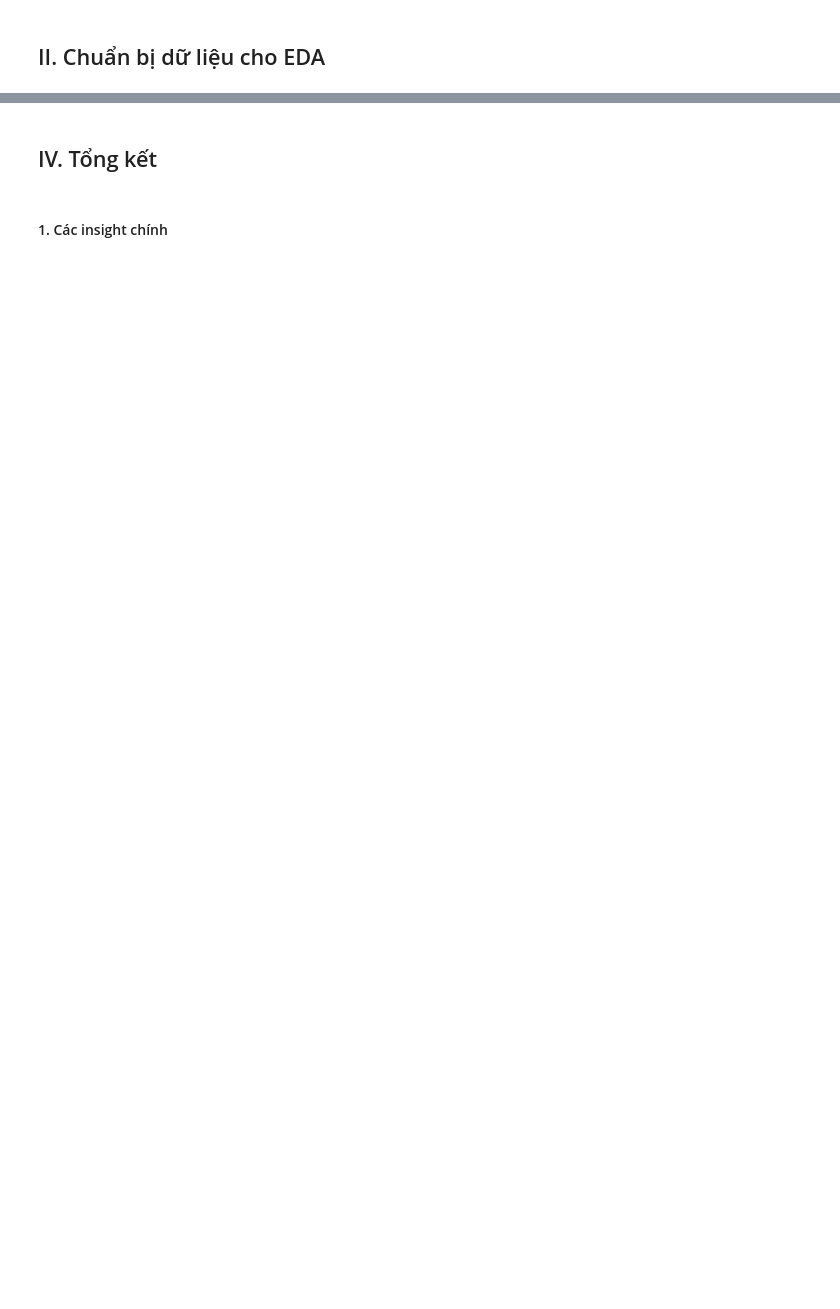
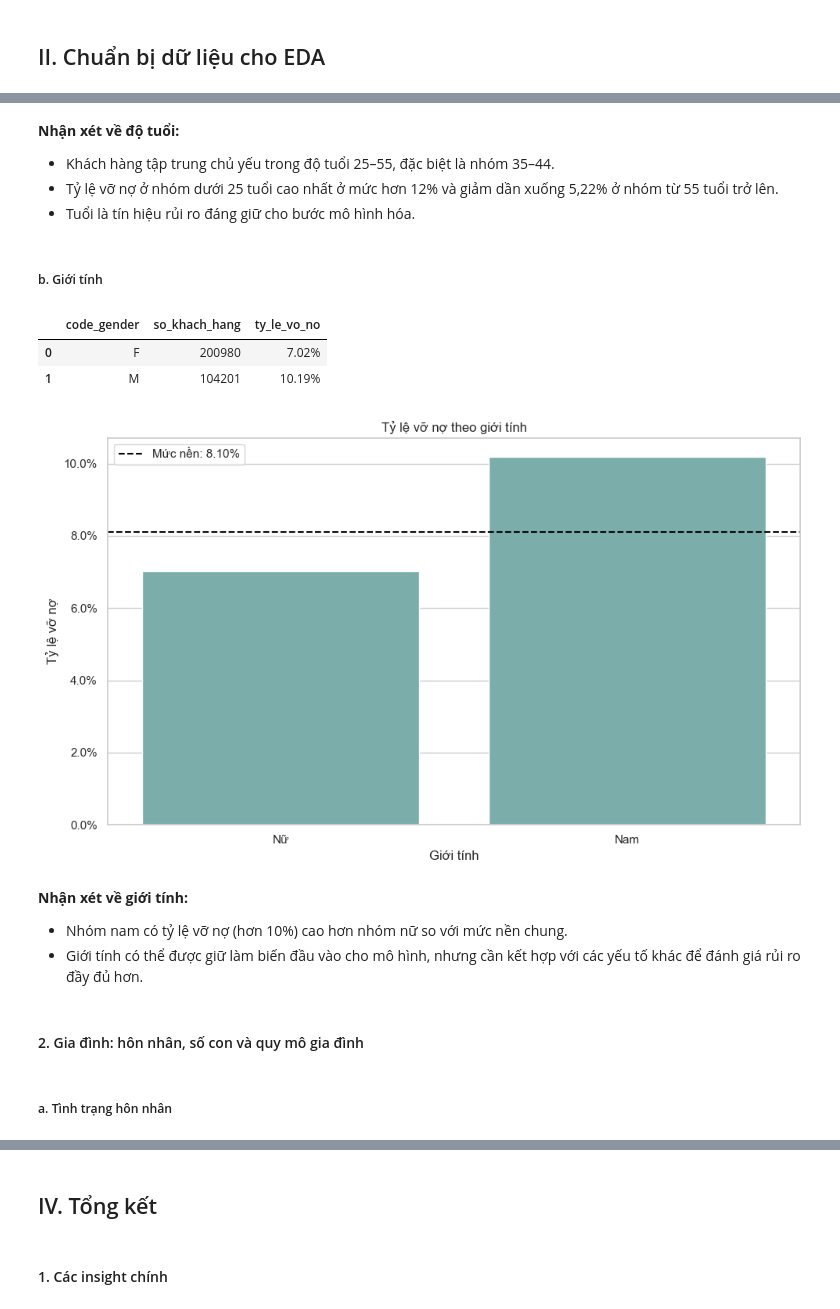
Before and after one commit to thanhhung9720001-collab/credit-risk-classifier, a Jupyter notebook: notebooks/04_eda_visualization.ipynb, the cells around one changed output, grey strips where cells are left out. Cells and saved outputs as stored; diff of their text form; code cells hidden in the pictures; blank space fills up the shorter version.

```diff
--- a/notebooks/04_eda_visualization.ipynb
+++ b/notebooks/04_eda_visualization.ipynb
@@ -947,0 +89,4 @@ plt.show()
+# %%
+# Đọc dữ liệu sạch application_flat_cleaned (bảng đã qua xử lý outlier/missing ở NB03)
+df_full = pd.read_sql("SELECT * FROM application_flat_cleaned", engine)
+print(f"Shape dữ liệu sạch gốc từ database: {df_full.shape}")
@@ -947,0 +212,71 @@ plt.show()
+# %% [markdown]
+**Nhận xét về độ tuổi:**
+- Khách hàng tập trung chủ yếu trong độ tuổi 25–55, đặc biệt là nhóm 35–44.
+- Tỷ lệ vỡ nợ ở nhóm dưới 25 tuổi cao nhất ở mức hơn 12% và giảm dần xuống 5,22% ở nhóm từ 55 tuổi trở lên.
+- Tuổi là tín hiệu rủi ro đáng giữ cho bước mô hình hóa.
+# %% [markdown]
+##### b. Giới tính
+# %%
+# Tóm tắt số khách hàng và tỷ lệ nợ xấu theo giới tính.
+tom_tat_gioi_tinh = (df.groupby('code_gender')['target']
+                        .agg(so_khach_hang='size', ty_le_vo_no='mean')
+                        .reset_index())
+
+display(tom_tat_gioi_tinh.style.format({'ty_le_vo_no': '{:.2%}'}))
+# %% [output]
+|  | code_gender | so_khach_hang | ty_le_vo_no |
+| 0 | F | 200980 | 7.02% |
+| 1 | M | 104201 | 10.19% |
+# %%
+# Đổi mã giới tính trong dữ liệu thành nhãn tiếng Việt để biểu đồ dễ đọc.
+nhan_gioi_tinh = {
+    'F': 'Nữ',
+    'M': 'Nam',
+    'XNA': 'Không xác định'
+}
+
+# Tạo cột nhãn giới tính; giữ nguyên giá trị gốc nếu mã không có trong từ điển.
+tom_tat_gioi_tinh['gioi_tinh'] = (
+    tom_tat_gioi_tinh['code_gender']
+    .map(nhan_gioi_tinh)
+    .fillna(tom_tat_gioi_tinh['code_gender'])
+)
+
+# Vẽ biểu đồ cột thể hiện tỷ lệ vỡ nợ của từng giới tính.
+ax = sns.barplot(
+    data=tom_tat_gioi_tinh,
+    x='gioi_tinh',
+    y='ty_le_vo_no',
+    color='#72B7B2'
+)
+
+# Thêm đường tham chiếu là tỷ lệ nợ xấu trung bình của toàn bộ dữ liệu.
+ax.axhline(
+    ty_le_no_xau_nen,
+    color='black',
+    linestyle='--',
+    label=f'Mức nền: {ty_le_no_xau_nen:.2%}'
+)
+
+ax.set_title('Tỷ lệ vỡ nợ theo giới tính')
+ax.set_xlabel('Giới tính')
+ax.set_ylabel('Tỷ lệ vỡ nợ')
+
+# Hiển thị trục tỷ lệ nợ xấu theo định dạng phần trăm.
+ax.yaxis.set_major_formatter(ticker.PercentFormatter(1))
+ax.legend()
+
+# Căn chỉnh bố cục và hiển thị biểu đồ.
+plt.tight_layout()
+plt.show()
+# %% [output]
+[figure, added]
+# %% [markdown]
+**Nhận xét về giới tính:**
+
+- Nhóm nam có tỷ lệ vỡ nợ (hơn 10%) cao hơn nhóm nữ so với mức nền chung.
+- Giới tính có thể được giữ làm biến đầu vào cho mô hình, nhưng cần kết hợp với các yếu tố khác để đánh giá rủi ro đầy đủ hơn.
+# %% [markdown]
+#### 2. Gia đình: hôn nhân, số con và quy mô gia đình
+# %% [markdown]
+##### a. Tình trạng hôn nhân
```
Also changed, not shown: parts of 179 cells of this notebook, 2 other files.
